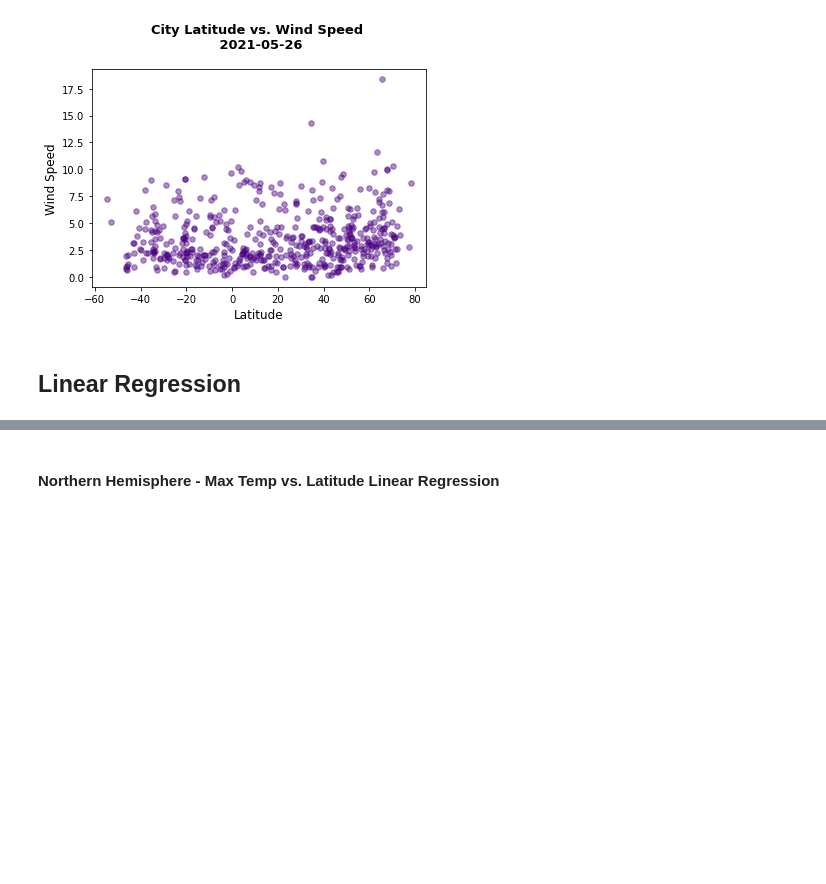
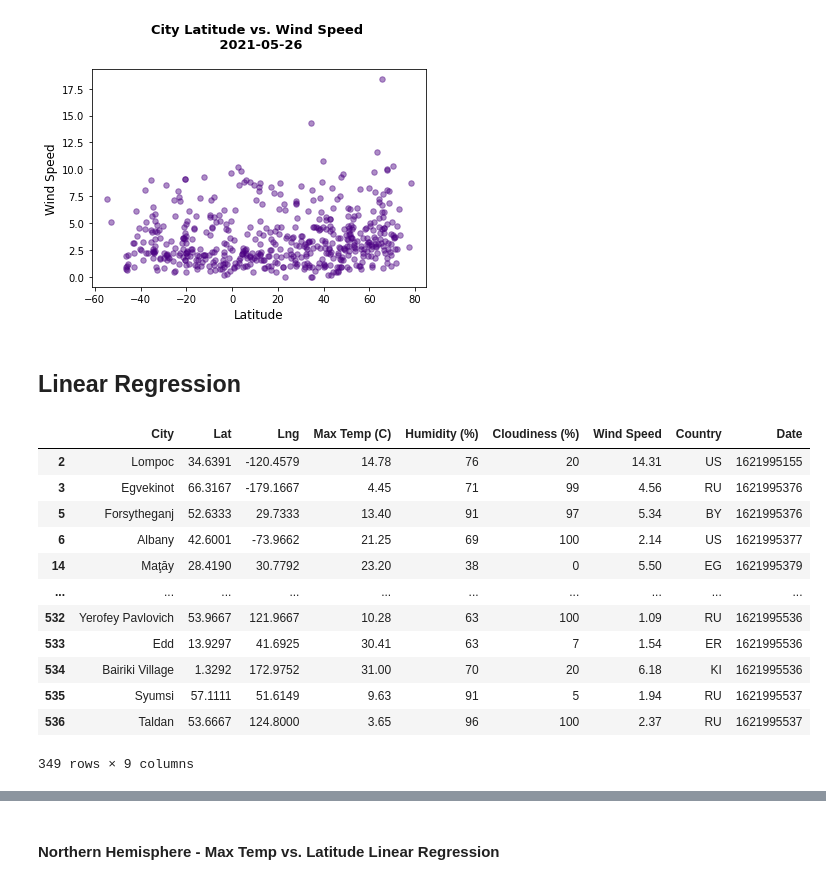
Before and after one commit to Karla-Flores/Python-API, a Jupyter notebook: starter_code/WheaterPy/WeatherPy.ipynb, the cells around one changed output, grey strips where cells are left out. Saved outputs shown, nothing was run; the diff lists cells and outputs as text; code cells hidden in the pictures; blank space fills up the shorter version.

```diff
--- a/starter_code/WheaterPy/WeatherPy.ipynb
+++ b/starter_code/WheaterPy/WeatherPy.ipynb
@@ -376,0 +388,18 @@ plt.show()
+# %%
+# Selectin Northern Hemisphere
+north_hems = clean_city_df.loc[clean_city_df['Lat']>0,:]
+north_hems
+# %% [output]
+|  | City | Lat | Lng | Max Temp (C) | Humidity (%) | Cloudiness (%) | Wind Speed | Country | Date |
+| 2 | Lompoc | 34.6391 | -120.4579 | 14.78 | 76 | 20 | 14.31 | US | 1621995155 |
+| 3 | Egvekinot | 66.3167 | -179.1667 | 4.45 | 71 | 99 | 4.56 | RU | 1621995376 |
+| 5 | Forsytheganj | 52.6333 | 29.7333 | 13.40 | 91 | 97 | 5.34 | BY | 1621995376 |
+| 6 | Albany | 42.6001 | -73.9662 | 21.25 | 69 | 100 | 2.14 | US | 1621995377 |
+| 14 | Maţāy | 28.4190 | 30.7792 | 23.20 | 38 | 0 | 5.50 | EG | 1621995379 |
+| ... | ... | ... | ... | ... | ... | ... | ... | ... | ... |
+| 532 | Yerofey Pavlovich | 53.9667 | 121.9667 | 10.28 | 63 | 100 | 1.09 | RU | 1621995536 |
+| 533 | Edd | 13.9297 | 41.6925 | 30.41 | 63 | 7 | 1.54 | ER | 1621995536 |
+| 534 | Bairiki Village | 1.3292 | 172.9752 | 31.00 | 70 | 20 | 6.18 | KI | 1621995536 |
+| 535 | Syumsi | 57.1111 | 51.6149 | 9.63 | 91 | 5 | 1.94 | RU | 1621995537 |
+| 536 | Taldan | 53.6667 | 124.8000 | 3.65 | 96 | 100 | 2.37 | RU | 1621995537 |
+349 rows × 9 columns
```
Also changed, not shown: parts of 7 cells of this notebook.
